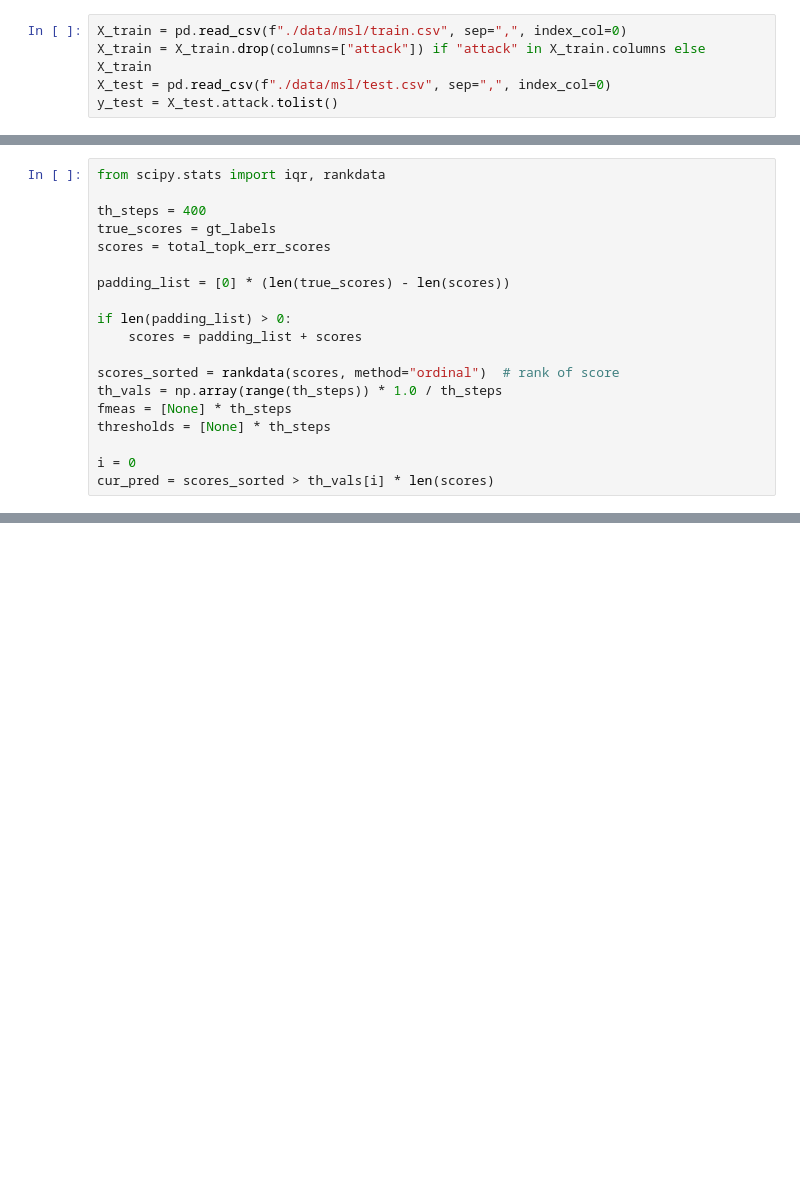
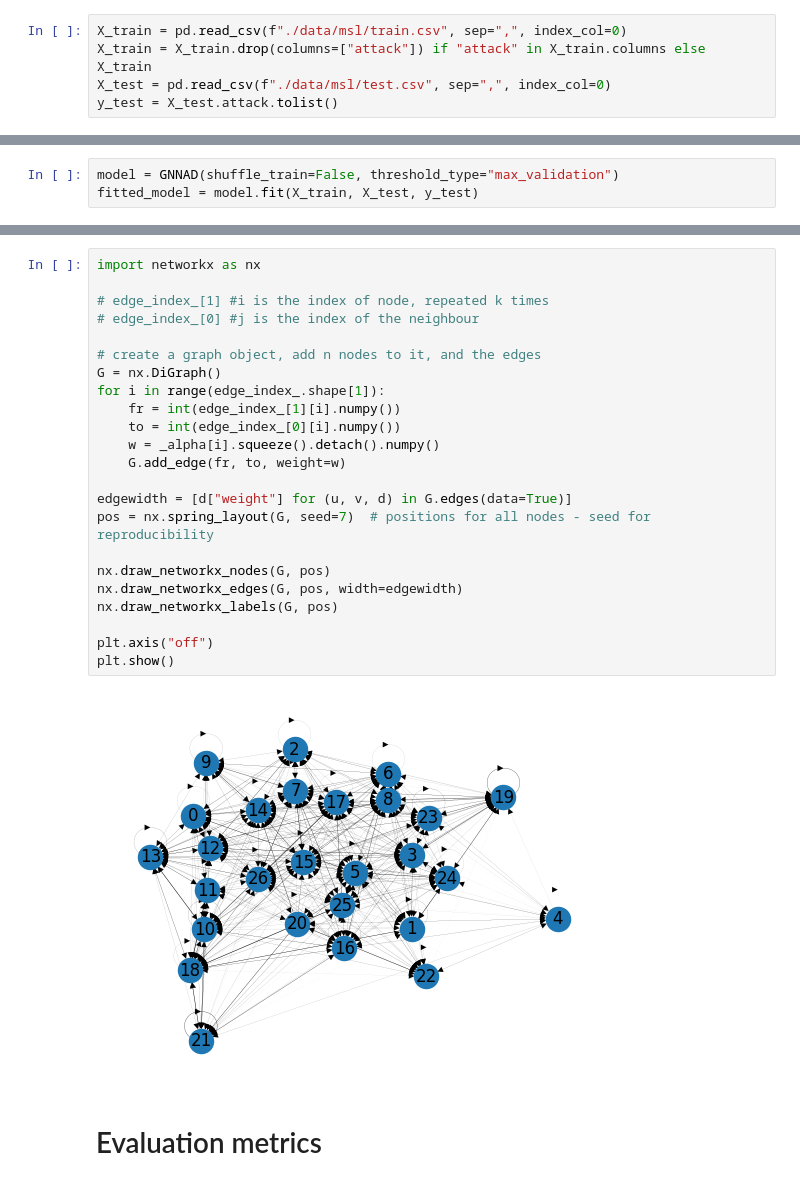
Before and after one commit to KatieBuc/GDN, a Jupyter notebook: refactor.ipynb, the cells around one changed output, grey strips where cells are left out. Drawn from its saved outputs; the diff is of its cells as text; blank space fills up the shorter version.

Commit message:
graphed with attention weights

```diff
--- a/refactor.ipynb
+++ b/refactor.ipynb
@@ -117,19 +36,0 @@ test_scores.shape
-# %%
-from scipy.stats import iqr, rankdata
-
-th_steps = 400
-true_scores = gt_labels
-scores = total_topk_err_scores
-
-padding_list = [0] * (len(true_scores) - len(scores))
-
-if len(padding_list) > 0:
-    scores = padding_list + scores
-
-scores_sorted = rankdata(scores, method="ordinal")  # rank of score
-th_vals = np.array(range(th_steps)) * 1.0 / th_steps
-fmeas = [None] * th_steps
-thresholds = [None] * th_steps
-
-i = 0
-cur_pred = scores_sorted > th_vals[i] * len(scores)
@@ -153,0 +37,3 @@ plt.plot(np.array(test_labels))
+# %%
+model = GNNAD(shuffle_train=False, threshold_type="max_validation")
+fitted_model = model.fit(X_train, X_test, y_test)
@@ -153,0 +123,27 @@ plt.plot(np.array(test_labels))
+# %%
+import networkx as nx
+
+# edge_index_[1] #i is the index of node, repeated k times
+# edge_index_[0] #j is the index of the neighbour
+
+# create a graph object, add n nodes to it, and the edges
+G = nx.DiGraph()
+for i in range(edge_index_.shape[1]):
+    fr = int(edge_index_[1][i].numpy())
+    to = int(edge_index_[0][i].numpy())
+    w = _alpha[i].squeeze().detach().numpy()
+    G.add_edge(fr, to, weight=w)
+
+edgewidth = [d["weight"] for (u, v, d) in G.edges(data=True)]
+pos = nx.spring_layout(G, seed=7)  # positions for all nodes - seed for reproducibility
+
+nx.draw_networkx_nodes(G, pos)
+nx.draw_networkx_edges(G, pos, width=edgewidth)
+nx.draw_networkx_labels(G, pos)
+
+plt.axis("off")
+plt.show()
+# %% [output]
+[figure, added]
+# %% [markdown]
+# Evaluation metrics
```
Also changed, not shown: parts of 36 cells of this notebook, 1 other file.
